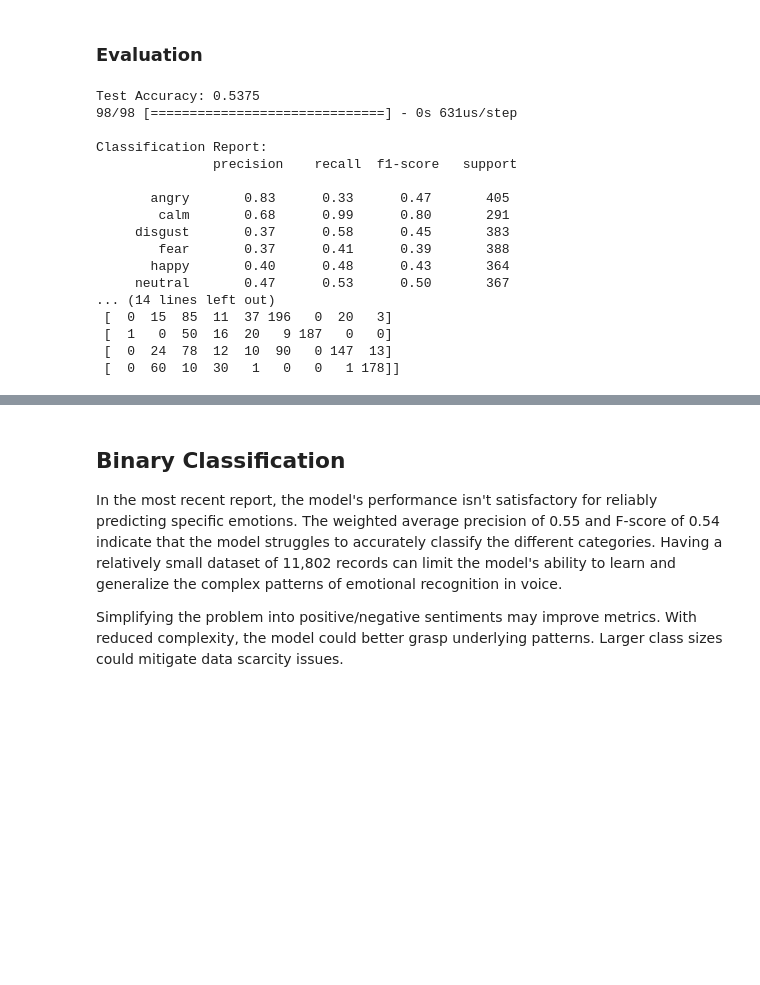
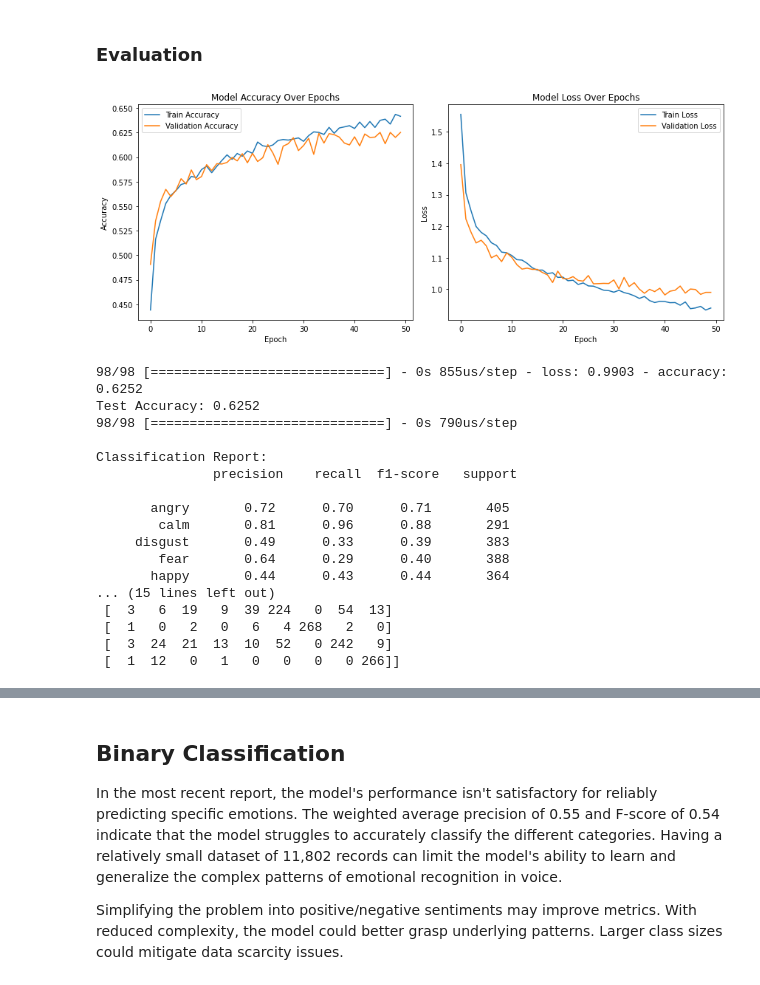
Before and after one commit to woodenikki/detecting-emotion-in-voice, a Jupyter notebook: notebook.ipynb, the cells around one changed output, grey strips where cells are left out. Drawn from its saved outputs; the diff is of its cells as text; code cells hidden in the pictures; blank space fills up the shorter version.

Commit message:
CNN - better for audio - accuracy of 63

```diff
--- a/notebook.ipynb
+++ b/notebook.ipynb
@@ -1260,0 +1258,7 @@ Epoch 50/50
+# %%
+# Reshape X_train and X_test to add a channel dimension for Conv1D
+X_train_cnn = X_train.reshape((X_train.shape[0], X_train.shape[1], 1))
+X_test_cnn = X_test.reshape((X_test.shape[0], X_test.shape[1], 1))
+
+# Train the model
+history = model.fit(X_train_cnn, y_train, epochs=50, batch_size=32, validation_data=(X_test_cnn, y_test))
@@ -1261,37 +1283,62 @@ Epoch 50/50
 # %% [markdown]
 ### Evaluation
+# %%
+# Plot training & validation accuracy values
+plt.figure(figsize=(12, 5))
+
+plt.subplot(1, 2, 1)
+plt.plot(history.history['accuracy'], label='Train Accuracy')
+plt.plot(history.history['val_accuracy'], label='Validation Accuracy')
+plt.title('Model Accuracy Over Epochs')
+plt.xlabel('Epoch')
+plt.ylabel('Accuracy')
+plt.legend(loc='upper left')
+
+# Plot training & validation loss values
+plt.subplot(1, 2, 2)
+plt.plot(history.history['loss'], label='Train Loss')
+plt.plot(history.history['val_loss'], label='Validation Loss')
+plt.title('Model Loss Over Epochs')
+plt.xlabel('Epoch')
+plt.ylabel('Loss')
+plt.legend(loc='upper right')
+
+# Display the plot
+plt.tight_layout()
+plt.show()
+# %% [output]
+[figure, added]
 # %%
-
 # Evaluate the model on the test set
-test_loss, test_accuracy = model.evaluate(X_test, y_test, verbose=0)
+test_loss, test_accuracy = model.evaluate(X_test_cnn, y_test, verbose=1)  # Using the reshaped X_test for CNN
 print(f"Test Accuracy: {test_accuracy:.4f}")
 
 # Predict on the test set
-y_pred_proba = model.predict(X_test)
-y_pred = np.argmax(y_pred_proba, axis=1)
-y_test_classes = np.argmax(y_test, axis=1)
+y_pred_proba = model.predict(X_test_cnn)  # Predictions as probabilities
+y_pred = np.argmax(y_pred_proba, axis=1)  # Convert probabilities to class indices
+y_test_classes = np.argmax(y_test, axis=1)  # Convert one-hot encoded y_test to class indices
 
 # Print evaluation metrics
 print("\nClassification Report:\n", classification_report(y_test_classes, y_pred, target_names=label_encoder.classes_))
 print("Confusion Matrix:\n", confusion_matrix(y_test_classes, y_pred))
 
 # Save the model if needed
-# model.save('emotion_classification_model.h5')
+model.save('emotion_classification_model.h5')
 # %% [output]
-Test Accuracy: 0.5375
-98/98 [==============================] - 0s 631us/step
+98/98 [==============================] - 0s 855us/step - loss: 0.9903 - accuracy: 0.6252
+Test Accuracy: 0.6252
+98/98 [==============================] - 0s 790us/step
 
 Classification Report:
                precision    recall  f1-score   support
 
-       angry       0.83      0.33      0.47       405
-        calm       0.68      0.99      0.80       291
-     disgust       0.37      0.58      0.45       383
-        fear       0.37      0.41      0.39       388
-       happy       0.40      0.48      0.43       364
-     neutral       0.47      0.53      0.50       367
-... (14 lines left out)
- [  0  15  85  11  37 196   0  20   3]
- [  1   0  50  16  20   9 187   0   0]
- [  0  24  78  12  10  90   0 147  13]
- [  0  60  10  30   1   0   0   1 178]]
+       angry       0.72      0.70      0.71       405
+        calm       0.81      0.96      0.88       291
+     disgust       0.49      0.33      0.39       383
+        fear       0.64      0.29      0.40       388
+       happy       0.44      0.43      0.44       364
+... (15 lines left out)
+ [  3   6  19   9  39 224   0  54  13]
+ [  1   0   2   0   6   4 268   2   0]
+ [  3  24  21  13  10  52   0 242   9]
+ [  1  12   0   1   0   0   0   0 266]]
```
Also changed, not shown: parts of 11 cells of this notebook.
